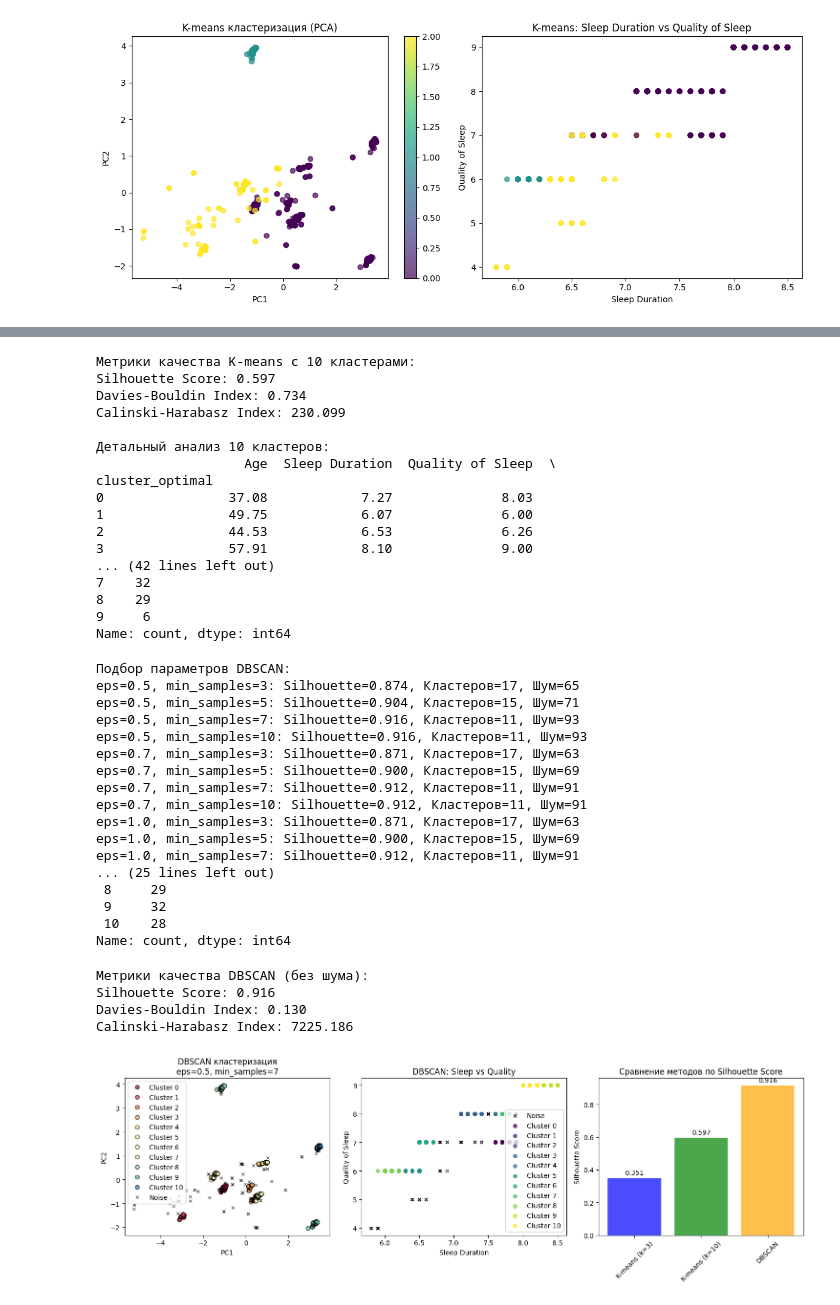
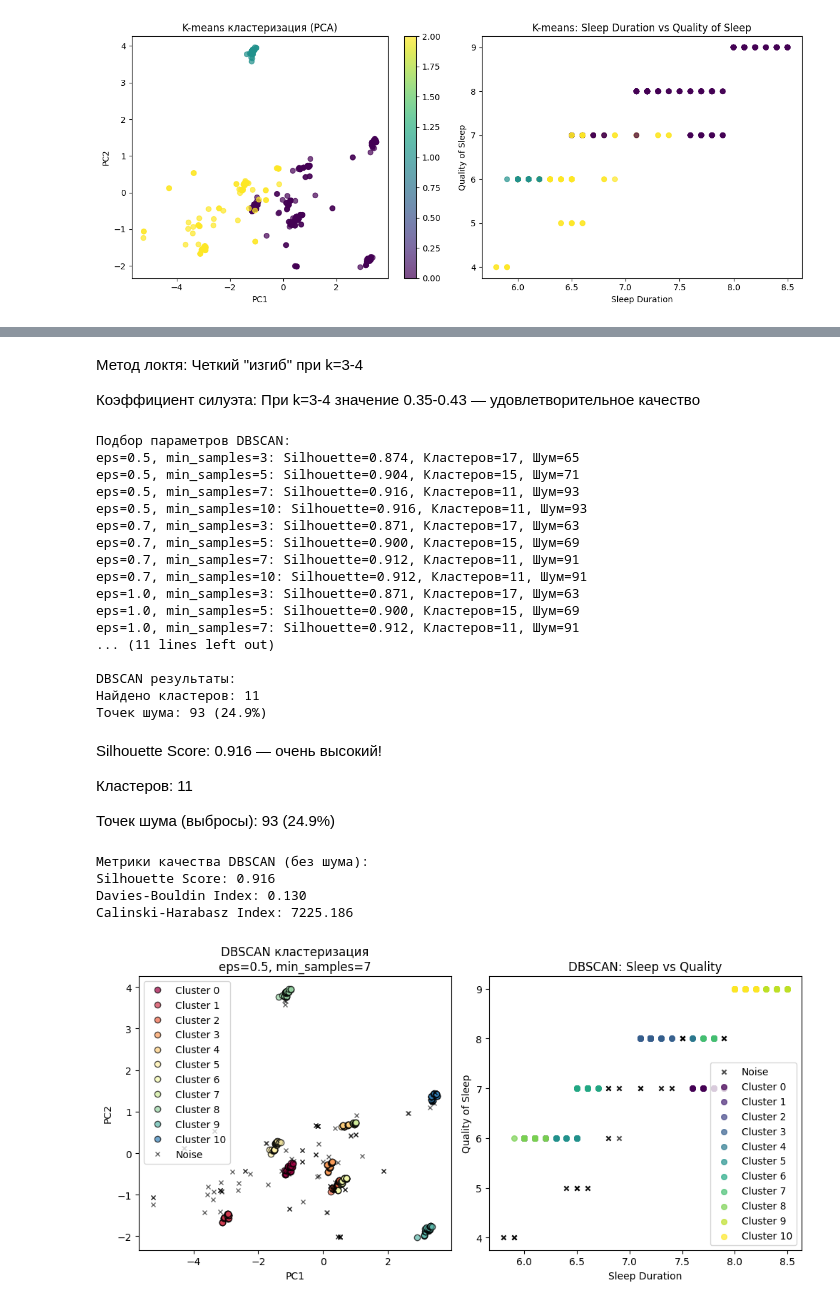
Before and after one commit to NikRed17/Dataset8, a Jupyter notebook: Практика4.ipynb, the cells around one changed output, grey strips where cells are left out. Drawn from its saved outputs; the diff is of its cells as text; code cells hidden in the pictures.

```diff
--- a/Практика4.ipynb
+++ b/Практика4.ipynb
@@ -250,45 +263,7 @@ print(f"Оптимальное число кластеров по силуэту
-# %%
-# K-means с оптимальным числом кластеров
-kmeans_optimal = KMeans(n_clusters=optimal_k, random_state=42)
-clusters_optimal = kmeans_optimal.fit_predict(X)
-
-df_not_processed['cluster_optimal'] = clusters_optimal
-
-# Метрики для оптимального K-means
-silhouette_optimal = silhouette_score(X, clusters_optimal)
-dbi_optimal = davies_bouldin_score(X, clusters_optimal)
-chi_optimal = calinski_harabasz_score(X, clusters_optimal)
-
-print(f"Метрики качества K-means с {optimal_k} кластерами:")
-print(f"Silhouette Score: {silhouette_optimal:.3f}")
-print(f"Davies-Bouldin Index: {dbi_optimal:.3f}")
-print(f"Calinski-Harabasz Index: {chi_optimal:.3f}")
-
-# Детальный анализ оптимальных кластеров
-print(f"\nДетальный анализ {optimal_k} кластеров:")
-optimal_stats = df_not_processed.groupby('cluster_optimal')[numeric_cols].mean()
-print(optimal_stats[key_columns].round(2))
-
-print(f"\nРаспределение по {optimal_k} кластерам:")
-print(df_not_processed['cluster_optimal'].value_counts().sort_index())
-# %% [output]
-Метрики качества K-means с 10 кластерами:
-Silhouette Score: 0.597
-Davies-Bouldin Index: 0.734
-Calinski-Harabasz Index: 230.099
-
-Детальный анализ 10 кластеров:
-                   Age  Sleep Duration  Quality of Sleep  \
-cluster_optimal
-0                37.08            7.27              8.03
-1                49.75            6.07              6.00
-2                44.53            6.53              6.26
-3                57.91            8.10              9.00
-... (42 lines left out)
-7    32
-8    29
-9     6
-Name: count, dtype: int64
+# %% [markdown]
+Метод локтя: Четкий "изгиб" при k=3-4
+
+Коэффициент силуэта: При k=3-4 значение 0.35-0.43 — удовлетворительное качество
 # %%
 # DBSCAN кластеризация
 # Подбор оптимальных параметров для DBSCAN
@@ -344,8 +319,6 @@ n_noise = np.sum(clusters_dbscan == -1)
 print(f"\nDBSCAN результаты:")
 print(f"Найдено кластеров: {n_clusters_db}")
 print(f"Точек шума: {n_noise} ({n_noise/len(clusters_dbscan)*100:.1f}%)")
-print("Распределение по кластерам:")
-print(pd.Series(clusters_dbscan).value_counts().sort_index())
 # %% [output]
 Подбор параметров DBSCAN:
 eps=0.5, min_samples=3: Silhouette=0.874, Кластеров=17, Шум=65
@@ -359,11 +332,17 @@ eps=0.7, min_samples=10: Silhouette=0.912, Кластеров=11, Шум=91
 eps=1.0, min_samples=3: Silhouette=0.871, Кластеров=17, Шум=63
 eps=1.0, min_samples=5: Silhouette=0.900, Кластеров=15, Шум=69
 eps=1.0, min_samples=7: Silhouette=0.912, Кластеров=11, Шум=91
-... (25 lines left out)
- 8     29
- 9     32
- 10    28
-Name: count, dtype: int64
+... (11 lines left out)
+
+DBSCAN результаты:
+Найдено кластеров: 11
+Точек шума: 93 (24.9%)
+# %% [markdown]
+Silhouette Score: 0.916 — очень высокий!
+
+Кластеров: 11
+
+Точек шума (выбросы): 93 (24.9%)
 # %%
 # Метрики для DBSCAN (без шума)
 mask_db = clusters_dbscan != -1
@@ -415,44 +394,31 @@ plt.legend()
 plt.subplot(1, 3, 2)
 # Сравнение Sleep Duration vs Quality of Sleep
 for label in sorted(unique_labels):
     mask = clusters_dbscan == label
     if label == -1:
         color = 'black'
         marker = 'x'
         size = 20
     else:
         color = plt.cm.viridis(label/max(1, max(unique_labels)))
         marker = 'o'
         size = 30
 
     plt.scatter(df_not_processed.loc[mask, 'Sleep Duration'],
                df_not_processed.loc[mask, 'Quality of Sleep'],
                c=[color], marker=marker, s=size,
                label=f'Cluster {label}' if label != -1 else 'Noise',
                alpha=0.7)
 
 plt.xlabel('Sleep Duration')
 plt.ylabel('Quality of Sleep')
 plt.title('DBSCAN: Sleep vs Quality')
 plt.legend()
-
-plt.subplot(1, 3, 3)
-# Сравнение методов
-methods = ['K-means (k=3)', f'K-means (k={optimal_k})', 'DBSCAN']
-sil_scores = [silhouette_kmeans, silhouette_optimal, silhouette_db]
-
-plt.bar(methods, sil_scores, color=['blue', 'green', 'orange'], alpha=0.7)
-plt.ylabel('Silhouette Score')
-plt.title('Сравнение методов по Silhouette Score')
-for i, v in enumerate(sil_scores):
-    plt.text(i, v + 0.01, f'{v:.3f}', ha='center', va='bottom')
-plt.xticks(rotation=45)
-
 plt.tight_layout()
 plt.show()
 # %% [output]
 Метрики качества DBSCAN (без шума):
 Silhouette Score: 0.916
 Davies-Bouldin Index: 0.130
 Calinski-Harabasz Index: 7225.186
-[figure, old version]
+[figure, new version]
```
Also changed, not shown: parts of 7 cells of this notebook.
